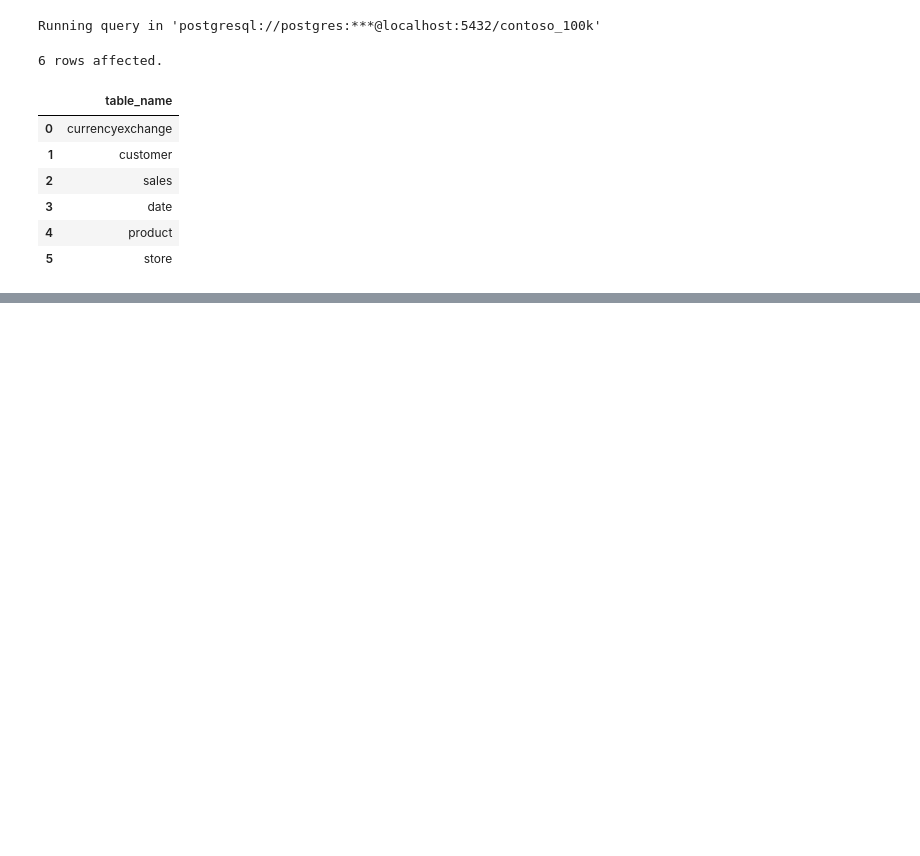
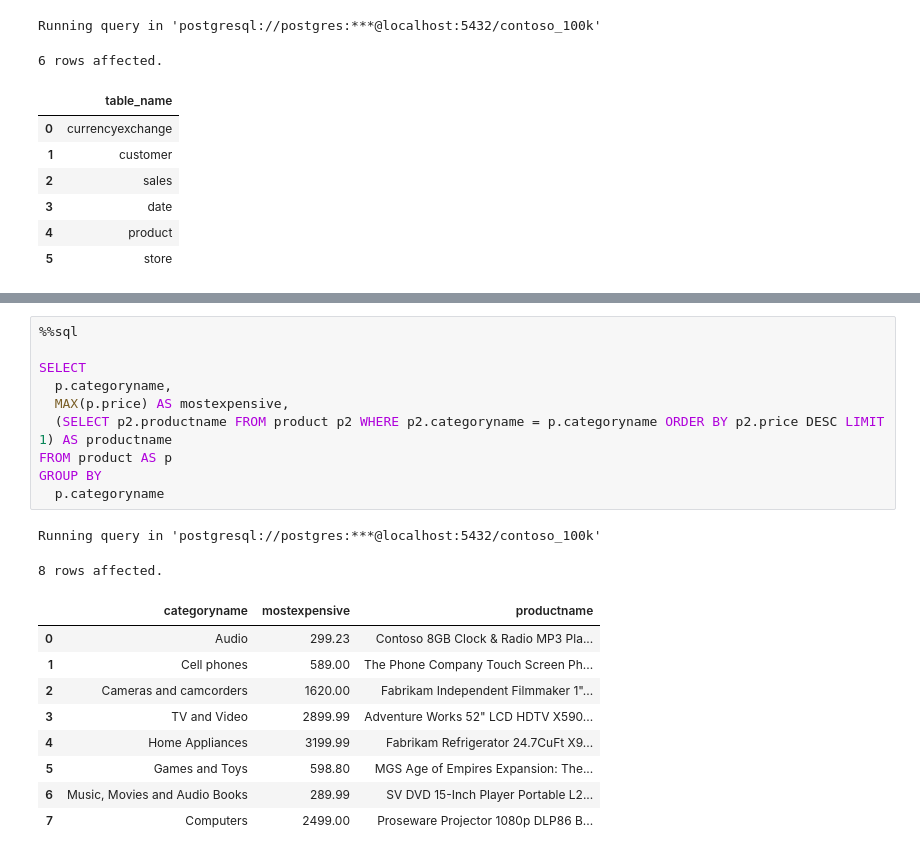
Before and after one commit to Bartek0829/SQL-learning, a Jupyter notebook: Resources/Blank_SQL_Notebook.ipynb, the cells around one changed output, grey strips where cells are left out. Cells and saved outputs as stored; diff of their text form; blank space fills up the shorter version.

```diff
--- a/Resources/Blank_SQL_Notebook.ipynb
+++ b/Resources/Blank_SQL_Notebook.ipynb
@@ -168,0 +186,22 @@ Running query in 'postgresql://postgres:***@localhost:5432/contoso_100k'
+# %%
+%%sql
+
+SELECT
+  p.categoryname,
+  MAX(p.price) AS mostexpensive,
+  (SELECT p2.productname FROM product p2 WHERE p2.categoryname = p.categoryname ORDER BY p2.price DESC LIMIT 1) AS productname
+FROM product AS p
+GROUP BY
+  p.categoryname
+# %% [output]
+Running query in 'postgresql://postgres:***@localhost:5432/contoso_100k'
+8 rows affected.
+|  | categoryname | mostexpensive | productname |
+| 0 | Audio | 299.23 | Contoso 8GB Clock & Radio MP3 Pla... |
+| 1 | Cell phones | 589.00 | The Phone Company Touch Screen Ph... |
+| 2 | Cameras and camcorders | 1620.00 | Fabrikam Independent Filmmaker 1"... |
+| 3 | TV and Video | 2899.99 | Adventure Works 52" LCD HDTV X590... |
+| 4 | Home Appliances | 3199.99 | Fabrikam Refrigerator 24.7CuFt X9... |
+| 5 | Games and Toys | 598.80 | MGS Age of Empires Expansion: The... |
+| 6 | Music, Movies and Audio Books | 289.99 | SV DVD 15-Inch Player Portable L2... |
+| 7 | Computers | 2499.00 | Proseware Projector 1080p DLP86 B... |
```
Also changed, not shown: parts of 3 cells of this notebook.
